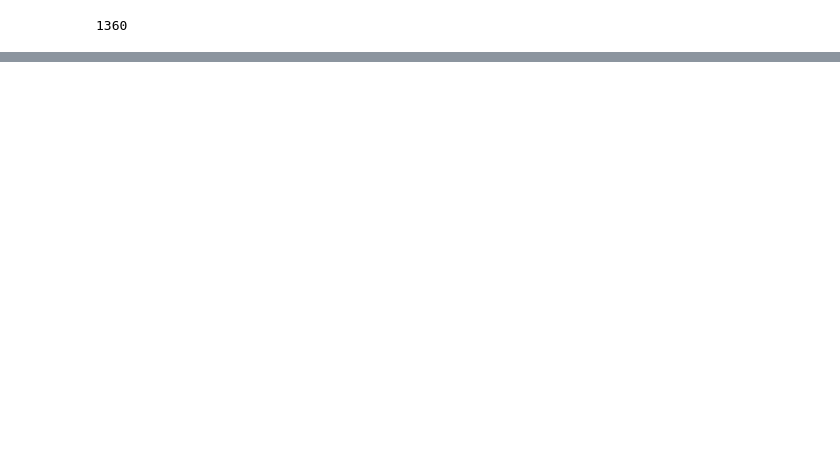
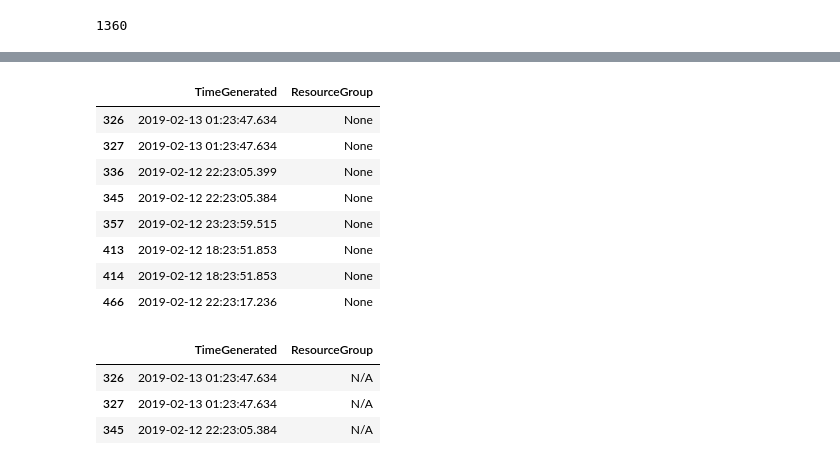
Before and after one commit to OTRF/infosec-jupyterthon, a Jupyter notebook: workshops/2021/day2/day2-3-Advanced-pandas.ipynb, the cells around one changed output, grey strips where cells are left out. Saved outputs shown, nothing was run; the diff lists cells and outputs as text; code cells hidden in the pictures; blank space fills up the shorter version.

```diff
--- a/workshops/2021/day2/day2-3-Advanced-pandas.ipynb
+++ b/workshops/2021/day2/day2-3-Advanced-pandas.ipynb
@@ -915,9 +954,0 @@ KeyError: "['TenantId'] not in index"
-# %%
-def fill_missing_values(df):
-    for col in df.columns:
-        df[col].fillna("N/A", inplace=True)
-    return df
-
-def drop_duplicates(df, column_name):
-    df = df.drop_duplicates(subset=column_name)
-    return df
@@ -943,0 +964,12 @@ net_df.isnull().values.sum()
+# %%
+# Define a couple of (not very useful) functions
+
+def drop_duplicates(df, column_name):
+    return df.drop_duplicates(subset=column_name)
+
+
+def fill_missing_values(df):
+    df_result = df.copy()
+    for col in df_result.columns:
+        df_result[col].fillna("N/A", inplace=True)
+    return df_result
@@ -978,2 +1011,6 @@ len(net_df)
 # %%
-net_df_pipe = (net_df.pipe(drop_duplicates, "AllExtIPs").pipe(fill_missing_values))
+net_df_cleaned = (
+    net_df
+    .pipe(drop_duplicates, "AllExtIPs")
+    .pipe(fill_missing_values)
+)
@@ -1066,0 +1017,18 @@ net_df_ext.head()
+# %%
+
+display(net_df[["TimeGenerated", "ResourceGroup"]][net_df["ResourceGroup"].isna()])
+display(net_df_cleaned[["TimeGenerated", "ResourceGroup"]][net_df["ResourceGroup"].isna()])
+# %% [output]
+|  | TimeGenerated | ResourceGroup |
+| 326 | 2019-02-13 01:23:47.634 | None |
+| 327 | 2019-02-13 01:23:47.634 | None |
+| 336 | 2019-02-12 22:23:05.399 | None |
+| 345 | 2019-02-12 22:23:05.384 | None |
+| 357 | 2019-02-12 23:23:59.515 | None |
+| 413 | 2019-02-12 18:23:51.853 | None |
+| 414 | 2019-02-12 18:23:51.853 | None |
+| 466 | 2019-02-12 22:23:17.236 | None |
+|  | TimeGenerated | ResourceGroup |
+| 326 | 2019-02-13 01:23:47.634 | N/A |
+| 327 | 2019-02-13 01:23:47.634 | N/A |
+| 345 | 2019-02-12 22:23:05.384 | N/A |
```
Also changed, not shown: parts of 43 cells of this notebook.
